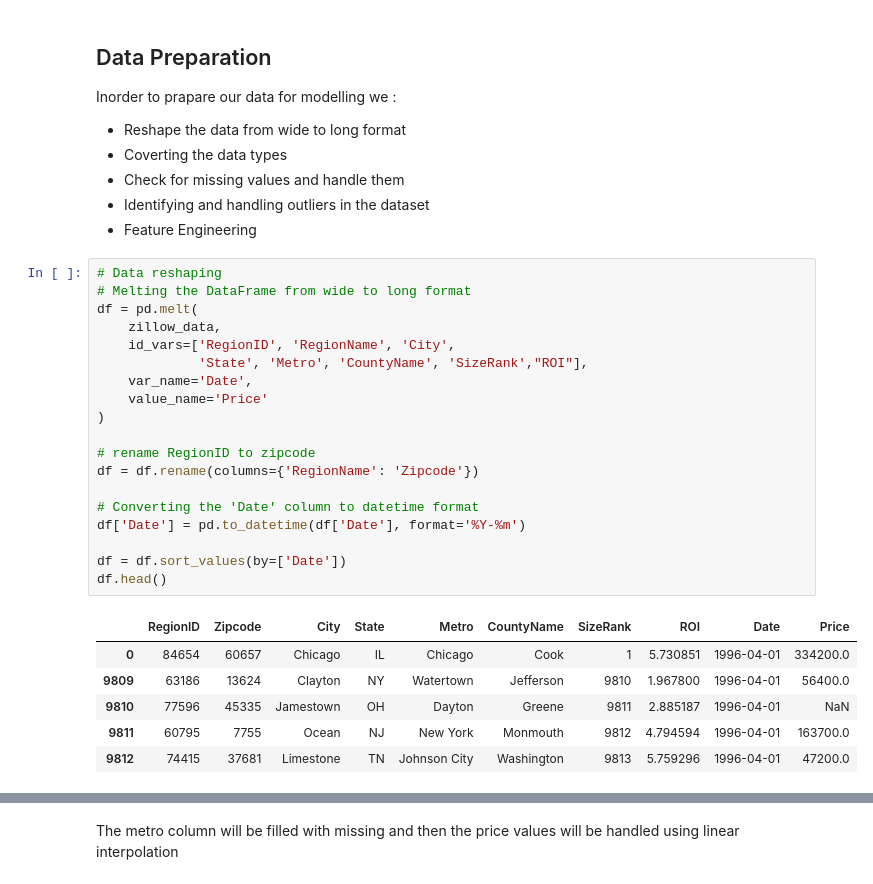
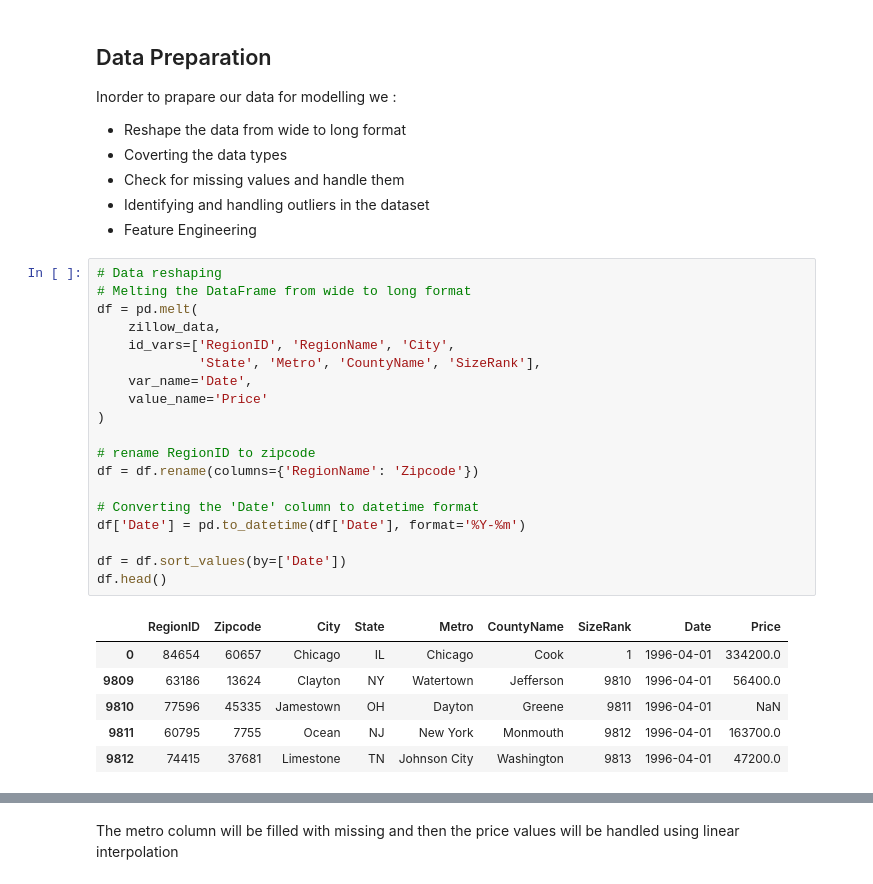
Before and after one commit to MWENDA1999/Predictive-Modeling-Time-Series-Forecasting-G9DSF-FT06-P4, a Jupyter notebook: final_notebook.ipynb, the cells around one changed output, grey strips where cells are left out. Drawn from its saved outputs; the diff is of its cells as text.

```diff
--- a/final_notebook.ipynb
+++ b/final_notebook.ipynb
@@ -143,29 +143,29 @@ Inorder to prapare our data for modelling we :
 # %%
 # Data reshaping
 # Melting the DataFrame from wide to long format
 df = pd.melt(
     zillow_data,
     id_vars=['RegionID', 'RegionName', 'City',
-             'State', 'Metro', 'CountyName', 'SizeRank',"ROI"],
+             'State', 'Metro', 'CountyName', 'SizeRank'],
     var_name='Date',
     value_name='Price'
 )
 
 # rename RegionID to zipcode
 df = df.rename(columns={'RegionName': 'Zipcode'})
 
 # Converting the 'Date' column to datetime format
 df['Date'] = pd.to_datetime(df['Date'], format='%Y-%m')
 
 df = df.sort_values(by=['Date'])
 df.head()
 # %% [output]
-|  | RegionID | Zipcode | City | State | Metro | CountyName | SizeRank | ROI | Date | Price |
-| 0 | 84654 | 60657 | Chicago | IL | Chicago | Cook | 1 | 5.730851 | 1996-04-01 | 334200.0 |
-| 9809 | 63186 | 13624 | Clayton | NY | Watertown | Jefferson | 9810 | 1.967800 | 1996-04-01 | 56400.0 |
-| 9810 | 77596 | 45335 | Jamestown | OH | Dayton | Greene | 9811 | 2.885187 | 1996-04-01 | NaN |
-| 9811 | 60795 | 7755 | Ocean | NJ | New York | Monmouth | 9812 | 4.794594 | 1996-04-01 | 163700.0 |
-| 9812 | 74415 | 37681 | Limestone | TN | Johnson City | Washington | 9813 | 5.759296 | 1996-04-01 | 47200.0 |
+|  | RegionID | Zipcode | City | State | Metro | CountyName | SizeRank | Date | Price |
+| 0 | 84654 | 60657 | Chicago | IL | Chicago | Cook | 1 | 1996-04-01 | 334200.0 |
+| 9809 | 63186 | 13624 | Clayton | NY | Watertown | Jefferson | 9810 | 1996-04-01 | 56400.0 |
+| 9810 | 77596 | 45335 | Jamestown | OH | Dayton | Greene | 9811 | 1996-04-01 | NaN |
+| 9811 | 60795 | 7755 | Ocean | NJ | New York | Monmouth | 9812 | 1996-04-01 | 163700.0 |
+| 9812 | 74415 | 37681 | Limestone | TN | Johnson City | Washington | 9813 | 1996-04-01 | 47200.0 |
 # %%
 # Now you can call this function with your DataFrame
 info, description,shape, missing_values = get_data_understanding(df)
```
Also changed, not shown: parts of 3 cells of this notebook.
